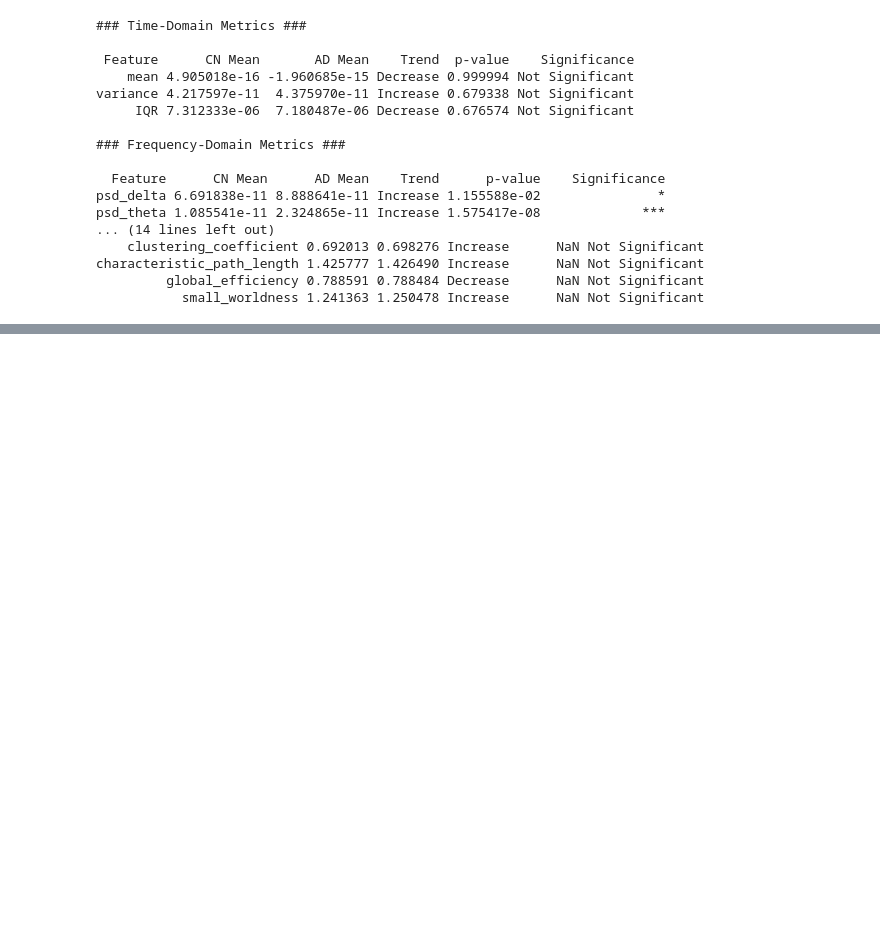
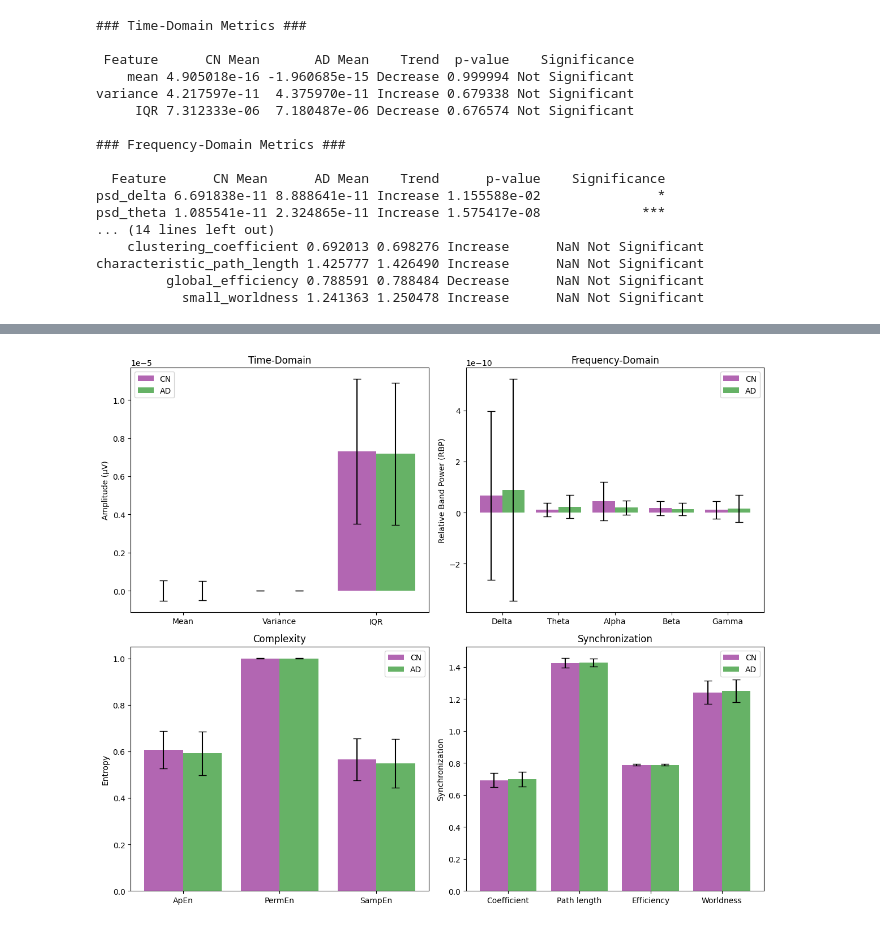
Before and after one commit to Folasewa/Signal_Processing_Projects, a Jupyter notebook: DS_Alzheimer_Project_Folasewa/DS-Alzheimer-Classification.ipynb, the cells around one changed output, grey strips where cells are left out. Saved outputs shown, nothing was run; the diff lists cells and outputs as text; code cells hidden in the pictures; blank space fills up the shorter version.

Commit message:
visuals

```diff
--- a/DS_Alzheimer_Project_Folasewa/DS-Alzheimer-Classification.ipynb
+++ b/DS_Alzheimer_Project_Folasewa/DS-Alzheimer-Classification.ipynb
@@ -1583,0 +1784,84 @@ characteristic_path_length 1.425777 1.426490 Increase      NaN Not Significant
+# %%
+# Define feature categories
+time_domain_features = ['mean', 'variance', 'IQR']
+freq_domain_features = ['psd_delta', 'psd_theta', 'psd_alpha', 'psd_beta', 'psd_gamma']
+complexity_features = ['ApEn', 'PermEn', 'SampEn']  # MSE is not in your dataset yet
+sync_features = ['clustering_coefficient', 'characteristic_path_length', 'global_efficiency', 'small_worldness']
+
+# Separate CN and AD groups
+cn_group = raw_data[raw_data['label'] == 0]
+ad_group = raw_data[raw_data['label'] == 1]
+
+# Function to compute mean and std for a given feature list
+def compute_group_stats(features, cn_group, ad_group):
+    cn_means = [cn_group[[col for col in cn_group.columns if feature in col]].mean().mean() for feature in features]
+    ad_means = [ad_group[[col for col in ad_group.columns if feature in col]].mean().mean() for feature in features]
+    cn_std = [cn_group[[col for col in cn_group.columns if feature in col]].std().mean() for feature in features]
+    ad_std = [ad_group[[col for col in ad_group.columns if feature in col]].std().mean() for feature in features]
+    return cn_means, ad_means, cn_std, ad_std
+
+
+# Compute stats for each category
+cn_time, ad_time, cn_time_std, ad_time_std = compute_group_stats(time_domain_features, cn_group, ad_group)
+cn_freq, ad_freq, cn_freq_std, ad_freq_std = compute_group_stats(freq_domain_features, cn_group, ad_group)
+cn_complex, ad_complex, cn_complex_std, ad_complex_std = compute_group_stats(complexity_features, cn_group, ad_group)
+cn_sync, ad_sync, cn_sync_std, ad_sync_std = compute_group_stats(sync_features, cn_group, ad_group)
+
+# Define category labels
+time_labels = ["Mean", "Variance", "IQR"]
+freq_labels = ["Delta", "Theta", "Alpha", "Beta", "Gamma"]
+complexity_labels = ["ApEn", "PermEn", "SampEn"]
+sync_labels = ["Coefficient", "Path length", "Efficiency", "Worldness"]
+
+# Bar width for side-by-side plotting
+bar_width = 0.4  # Adjust for spacing
+
+# Set x positions
+x_time = np.arange(len(time_labels))
+x_freq = np.arange(len(freq_labels))
+x_complex = np.arange(len(complexity_labels))
+x_sync = np.arange(len(sync_labels))
+
+# Set up figure
+fig, axes = plt.subplots(2, 2, figsize=(12, 10))  # 2x2 grid
+
+# Time-Domain Metrics
+axes[0, 0].bar(x_time - bar_width/2, cn_time, yerr=cn_time_std, capsize=5, color="purple", alpha=0.6, width=bar_width, label="CN")
+axes[0, 0].bar(x_time + bar_width/2, ad_time, yerr=ad_time_std, capsize=5, color="green", alpha=0.6, width=bar_width, label="AD")
+axes[0, 0].set_xticks(x_time)
+axes[0, 0].set_xticklabels(time_labels)
+axes[0, 0].set_title("Time-Domain")
+axes[0, 0].set_ylabel("Amplitude (µV)")
+axes[0, 0].legend()
+
+# Frequency-Domain Metrics
+axes[0, 1].bar(x_freq - bar_width/2, cn_freq, yerr=cn_freq_std, capsize=5, color="purple", alpha=0.6, width=bar_width, label="CN")
+axes[0, 1].bar(x_freq + bar_width/2, ad_freq, yerr=ad_freq_std, capsize=5, color="green", alpha=0.6, width=bar_width, label="AD")
+axes[0, 1].set_xticks(x_freq)
+axes[0, 1].set_xticklabels(freq_labels)
+axes[0, 1].set_title("Frequency-Domain")
+axes[0, 1].set_ylabel("Relative Band Power (RBP)")
+axes[0, 1].legend()
+
+# Complexity Metrics
+axes[1, 0].bar(x_complex - bar_width/2, cn_complex, yerr=cn_complex_std, capsize=5, color="purple", alpha=0.6, width=bar_width, label="CN")
+axes[1, 0].bar(x_complex + bar_width/2, ad_complex, yerr=ad_complex_std, capsize=5, color="green", alpha=0.6, width=bar_width, label="AD")
+axes[1, 0].set_xticks(x_complex)
+axes[1, 0].set_xticklabels(complexity_labels)
+axes[1, 0].set_title("Complexity")
+axes[1, 0].set_ylabel("Entropy")
+axes[1, 0].legend()
+
+# Synchronization Metrics
+axes[1, 1].bar(x_sync - bar_width/2, cn_sync, yerr=cn_sync_std, capsize=5, color="purple", alpha=0.6, width=bar_width, label="CN")
+axes[1, 1].bar(x_sync + bar_width/2, ad_sync, yerr=ad_sync_std, capsize=5, color="green", alpha=0.6, width=bar_width, label="AD")
+axes[1, 1].set_xticks(x_sync)
+axes[1, 1].set_xticklabels(sync_labels)
+axes[1, 1].set_title("Synchronization")
+axes[1, 1].set_ylabel("Synchronization")
+axes[1, 1].legend()
+
+plt.tight_layout()
+plt.show()
+# %% [output]
+[figure, added]
```
Also changed, not shown: parts of 4 cells of this notebook.
